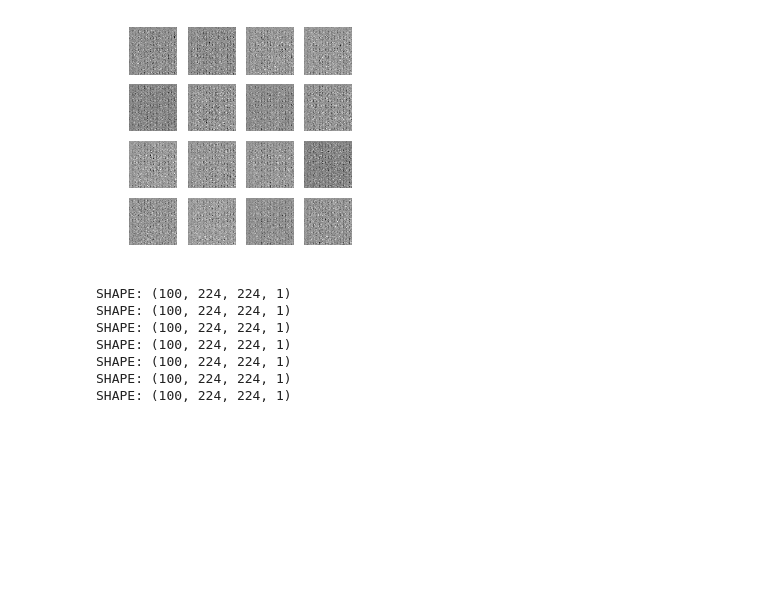
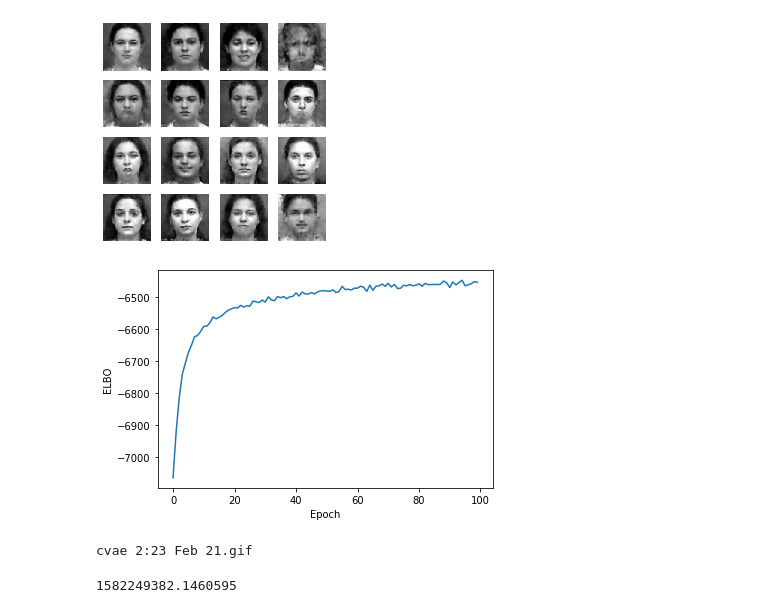
Before and after one commit to willtc111/StoicNet, a Jupyter notebook: Trainer.ipynb, the cells around one changed output. Saved outputs shown, nothing was run; the diff lists cells and outputs as text; code cells hidden in the pictures; blank space fills up the shorter version.

```diff
--- a/Trainer.ipynb
+++ b/Trainer.ipynb
@@ -187,3 +218,16 @@ def generate_and_save_images(model, epoch, test_input):
     # tight_layout minimizes the overlap between 2 sub-plots
     plt.savefig('image_at_epoch_{:04d}.png'.format(epoch))
     plt.show()
+
+def plot_ELBOs(es):
+    fig = plt.figure()
+    plt.plot(es)
+    plt.ylabel('ELBO')
+    plt.xlabel('Epoch')
+    plt.show()
+# %%
+# Get this round's inspirational photo...
+for image_features in parsed_train.take(1):
+    image_raw = image_features['imageExpressive'].numpy()
+    plt.imshow(np.squeeze(image_raw[0,:,:,:]), cmap='gray', vmin=0, vmax=1)
+    plt.show()
@@ -191,27 +237,40 @@ def generate_and_save_images(model, epoch, test_input):
 # Save image for pre-training
 generate_and_save_images(model, 0, random_vector_for_generation)
 
+elbows = []
 for epoch in range(1, epochs+1):
+    # Train
     start_time = time.time()
-
+    batchCounter = 0
     for image_features in parsed_train:
         neutral_raw = image_features['imageNeutral'].numpy()
-        print("SHAPE: {0}".format(neutral_raw.shape))
+        assert not np.any(np.isnan(neutral_raw))
         compute_apply_gradients(model, neutral_raw, optimizer)
 
         expressive_raw = image_features['imageExpressive'].numpy()
+        assert not np.any(np.isnan(expressive_raw))
         compute_apply_gradients(model, expressive_raw, optimizer)
-
+        batchCounter += 1
+        if batchCounter % 25 == 0:
+            print(".")
+        else:
+            print(".", end="")
     end_time = time.time()
 
+    # Test
     if epoch % 1 == 0:
         loss = tf.keras.metrics.Mean()
-        for test_x in parsed_test:
-            loss(compute_loss(model, test_x))
+        for image_features in parsed_test:
+            neutral_raw = image_features['imageNeutral'].numpy()
+            loss(compute_loss(model, neutral_raw))
+            expressive_raw = image_features['imageExpressive'].numpy()
+            loss(compute_loss(model, expressive_raw))
         elbo = -loss.result()
+        elbows = elbows + [elbo]
         display.clear_output(wait=False)
-        print('Epoch: {}, Test set ELBO: {}, '
-            'time elapse for current epoch {}'.format(
+        print('Epoch {0}, Test set ELBO {1}, '
+            'time elapsed for current epoch {2:.1f}'.format(
                 epoch, elbo, end_time - start_time))
         generate_and_save_images(model, epoch, random_vector_for_generation)
+        plot_ELBOs(elbows)
 # %% [output]
@@ -218,8 +278,25 @@ for epoch in range(1, epochs+1):
-[figure, old version]
+[figure, new version]
-SHAPE: (100, 224, 224, 1)
-SHAPE: (100, 224, 224, 1)
-SHAPE: (100, 224, 224, 1)
-SHAPE: (100, 224, 224, 1)
-SHAPE: (100, 224, 224, 1)
-SHAPE: (100, 224, 224, 1)
-SHAPE: (100, 224, 224, 1)
+[figure, added]
+# %%
+anim_filename = "cvae" + time.strftime('%l:%M %b %d') + ".gif"
+print(anim_filename)
+with imageio.get_writer(anim_filename, mode='I') as writer:
+    filenames = glob.glob('image_at_epoch_*.png')
+    filenames = sorted(filenames)
+    last = -1
+    for i,filename in enumerate(filenames):
+        frame = 2*(i**0.5)
+        if round(frame) > round(last):
+            last = frame
+        else:
+            continue
+        image = imageio.imread(filename)
+        writer.append_data(image)
+    image = imageio.imread(filename)
+    writer.append_data(image)
+# %% [output]
+cvae 2:23 Feb 21.gif
+# %%
+print(end_time)
+# %% [output]
+1582249382.1460595
```
Also changed, not shown: parts of 10 cells of this notebook.
